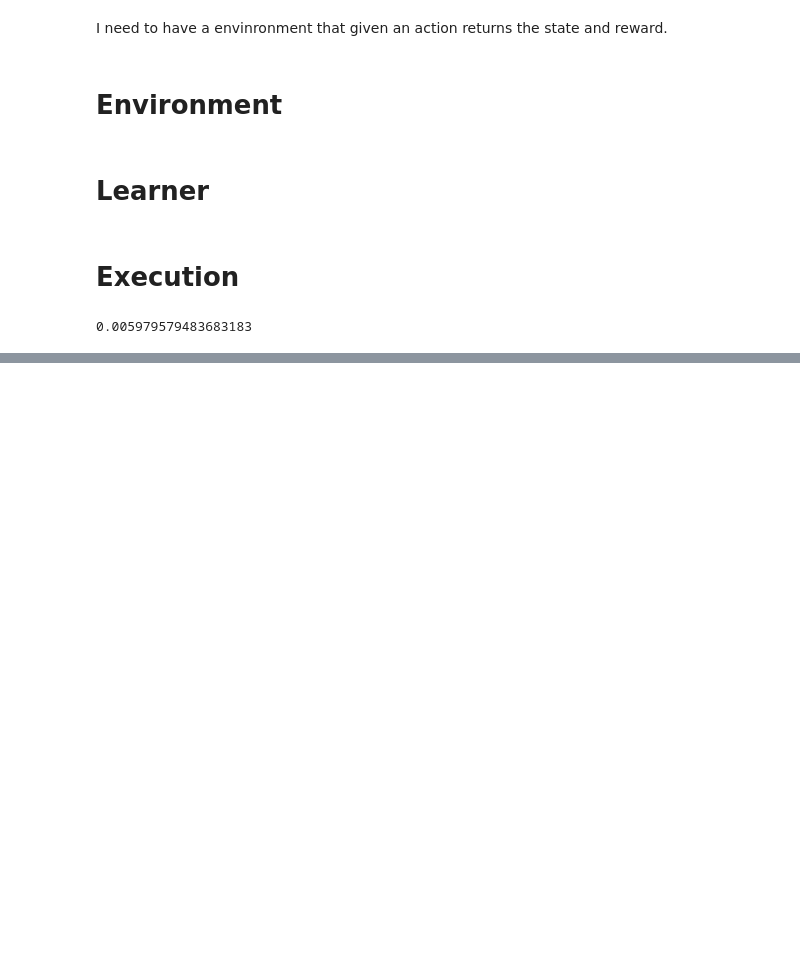
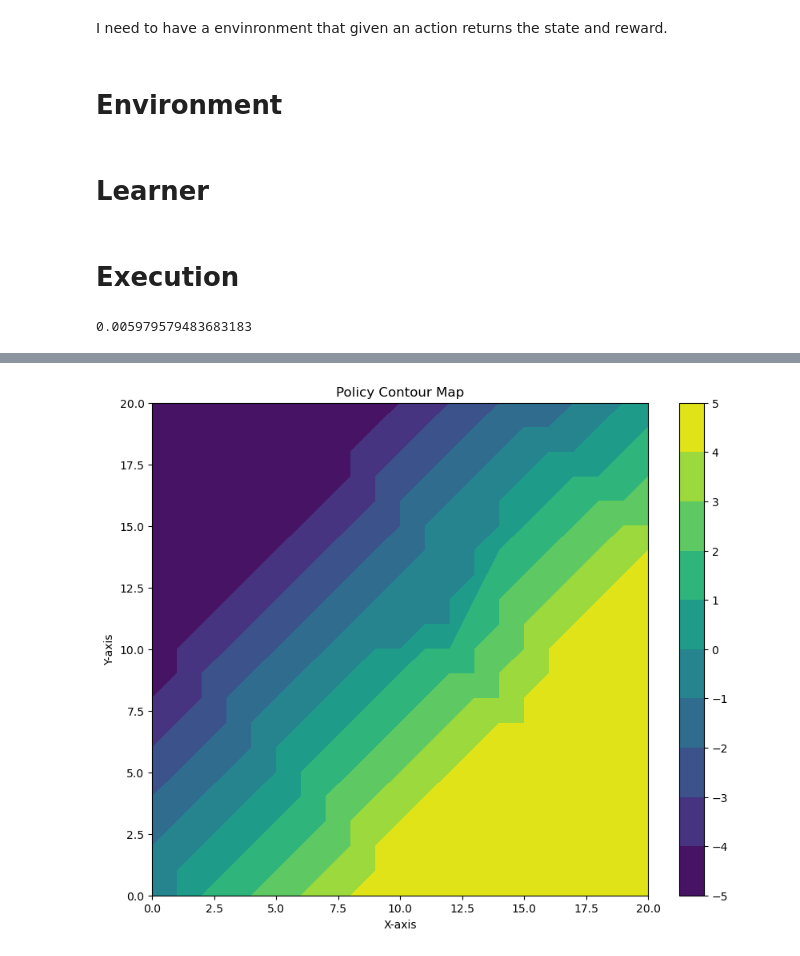
Before and after one commit to 1jamesthompson1/intro_RL_exercises, a Jupyter notebook: chapter_four/seven/car_rental.ipynb, the cells around one changed output, grey strips where cells are left out. Saved outputs shown, nothing was run; the diff lists cells and outputs as text; code cells hidden in the pictures; blank space fills up the shorter version.

```diff
--- a/chapter_four/seven/car_rental.ipynb
+++ b/chapter_four/seven/car_rental.ipynb
@@ -9,6 +31,8 @@ import scipy.stats as stats
 # %%
-class car_rental:
+class car_rental(learning_environment):
     def __init__(self, reward_per_car, cost_to_move_car, max_moving, locations: int, rental_requests, rental_returns, max_storage_of_locations, debug=False):
+
+        super().__init__(debug)
 
         self.reward_per_car = reward_per_car
         self.cost_to_move_car = cost_to_move_car
@@ -24,8 +48,11 @@ class car_rental:
         # Initialize the number of cars at each location to be max_storage_of_locations
         self.state = np.array([max_storage_of_locations for i in range(locations)])
 
-        self.debug = debug
-        self.logs = []
+        # Calculate all possible states and actions
+        self.states = list(product(range(self.max_storage_of_locations+1), repeat=locations))
+
+        self.actions = {tuple(state): list(range(-min(state[1], max_moving, max_storage_of_locations-state[0]), min(state[0], max_moving, max_storage_of_locations-state[1]) + 1)) for state in self.states}
+        self.all_possible_state_reward_tuples = list(product(self.states, range(0, (self.max_storage_of_locations*self.reward_per_car)+1)))
 
         # Precompute Poisson probabilities for rental requests and returns
         self.rental_request_probs = [
@@ -37,11 +64,6 @@ class car_rental:
             for location in range(locations)
         ]
 
-    def log(self, message):
-        if self.debug:
-            print(message)
-
-        self.logs.append(message)
 
     def __move_cars(self, state,action):
         # Move the cars from the previous nights
@@ -122,7 +144,7 @@ class car_rental:
             self.log("The needed reward is not a multiple of the reward per car")
             return 0
         total_requests_needed = needed_reward // self.reward_per_car
-        requests_options = [(i, total_requests_needed-i) for i in range(total_requests_needed+1) if (total_requests_needed-i <= self.max_storage_of_locations) and (i <= self.max_storage_of_locations)]
+        requests_options = [(i, total_requests_needed-i) for i in range(total_requests_needed+1) if (total_requests_needed-i <= state[1]) and (i <= state[0])]
 
         request_option_probs = []
         self.log(f"Possible request options (requests at location 1, requests at location 2): {requests_options}")
@@ -130,7 +152,7 @@ class car_rental:
             state_change_prob = [0, 0]
             for location in range(self.locations):
                 needed_returns = state_changes[location] + request_option[location]
-                if needed_returns < 0 or needed_returns > self.max_storage_of_locations:
+                if needed_returns < 0:
                     request_option_probs.append(0)
                     break
 
@@ -141,5 +163,12 @@ class car_rental:
         self.log(f"Probabilities of the different request options: {request_option_probs}")
 
         return sum(request_option_probs)
+
+    def get_states(self):
+        return self.states
+    def get_actions(self, state):
+        return self.actions[state]
+    def get_all_possible_state_reward_tuples(self):
+        return self.all_possible_state_reward_tuples
 # %% [markdown]
 # Learner
@@ -231,0 +284,5 @@ rental_problem.p([20, 20], 2, (18, 18), 30+40 - 4)
+# %%
+learner = policy_iteration_learner(rental_problem, theta=0.1)
+
+learner.policy_evaluation()
+# learner.policy_iteration()
@@ -236,4 +322,0 @@ KeyError: 21
-# %%
-learner = policy_iteration(states, actions, theta=0.1)
-
-learner.policy_iteration(rental_problem)
@@ -275 +343,5 @@ Policy Evaluation
+# %%
+plot_policy(learner.policy)
+# %% [output]
+[figure, added]
 # %%
```
Also changed, not shown: parts of 20 cells of this notebook, 3 other files.
